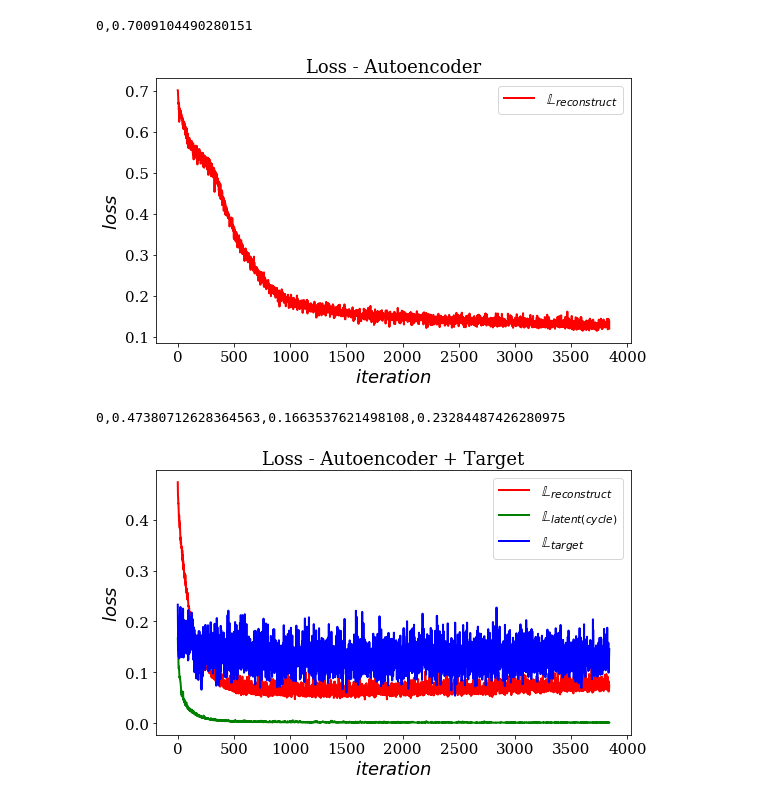
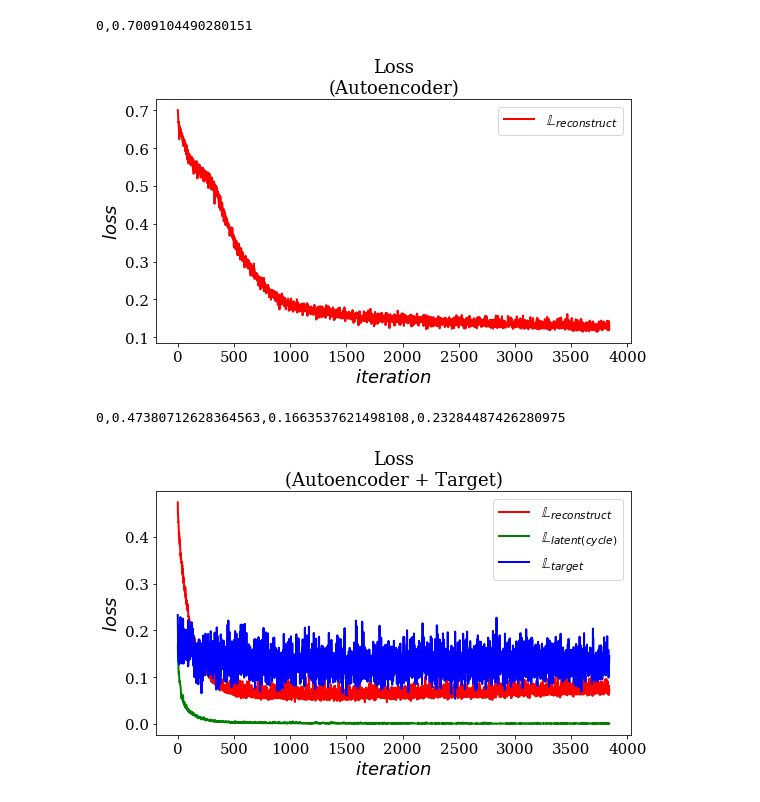
Before and after one commit to eternalray/proposal, a Jupyter notebook: loss_graph/loss_graph.ipynb, the cells around one changed output. Cells and saved outputs as stored; diff of their text form; code cells hidden in the pictures.

```diff
--- a/loss_graph/loss_graph.ipynb
+++ b/loss_graph/loss_graph.ipynb
@@ -28,7 +28,7 @@ for l in ae_loss:
 fig, ax = plt.subplots(figsize = (8, 5))
 
 ax.plot(idx, loss, 'r', lw = 2, label=r"$\mathbb{L}_{reconstruct}$")
-ax.set_title("Loss - Autoencoder")
+ax.set_title("Loss\n(Autoencoder)")
 ax.legend()
 ax.set_ylabel(r'$loss$', fontsize = 18)
 ax.set_xlabel(r'$iteration$', fontsize = 18)
@@ -36,7 +36,7 @@ fig.tight_layout()
 plt.show()
 fig.savefig('ae_loss_plot.pdf')
 # %% [output]
-[figure, old version]
+[figure, new version]
 # %%
 with open('ae_target_loss.csv', 'r') as f:
 
@@ -62,18 +62,18 @@ for l in ae_target_loss:
 # %%
 fig, ax = plt.subplots(figsize=(8, 5))
 
 ax.plot(idx, loss1, 'r', lw = 2, label = r"$\mathbb{L}_{reconstruct}$")
 ax.plot(idx, loss2, 'g', lw = 2, label = r"$\mathbb{L}_{latent (cycle)}$")
 ax.plot(idx, loss3, 'b', lw = 2, label = r"$\mathbb{L}_{target}$")
-ax.set_title("Loss - Autoencoder + Target")
+ax.set_title("Loss\n(Autoencoder + Target)")
 ax.legend()
 ax.set_ylabel(r'$loss$', fontsize = 18)
 ax.set_xlabel(r'$iteration$', fontsize = 18)
 fig.tight_layout()
 plt.show()
 fig.savefig('ae_target_loss_plot.pdf')
 # %% [output]
-[figure, old version]
+[figure, new version]
 # %%
 with open('ae_target_gan_loss.csv', 'r') as f:
 
```
Also changed, not shown: parts of 1 cell of this notebook, 2 other files.
